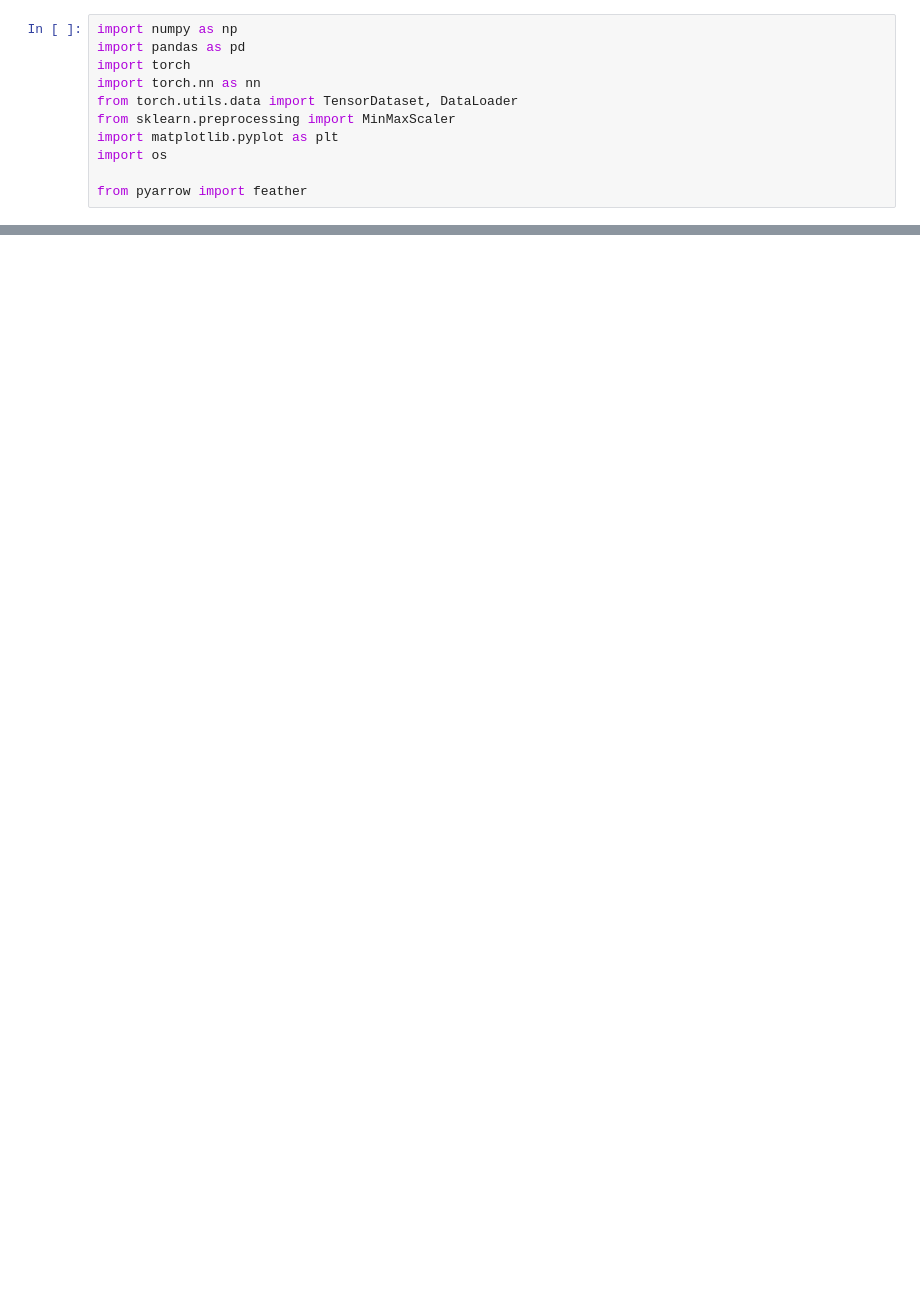
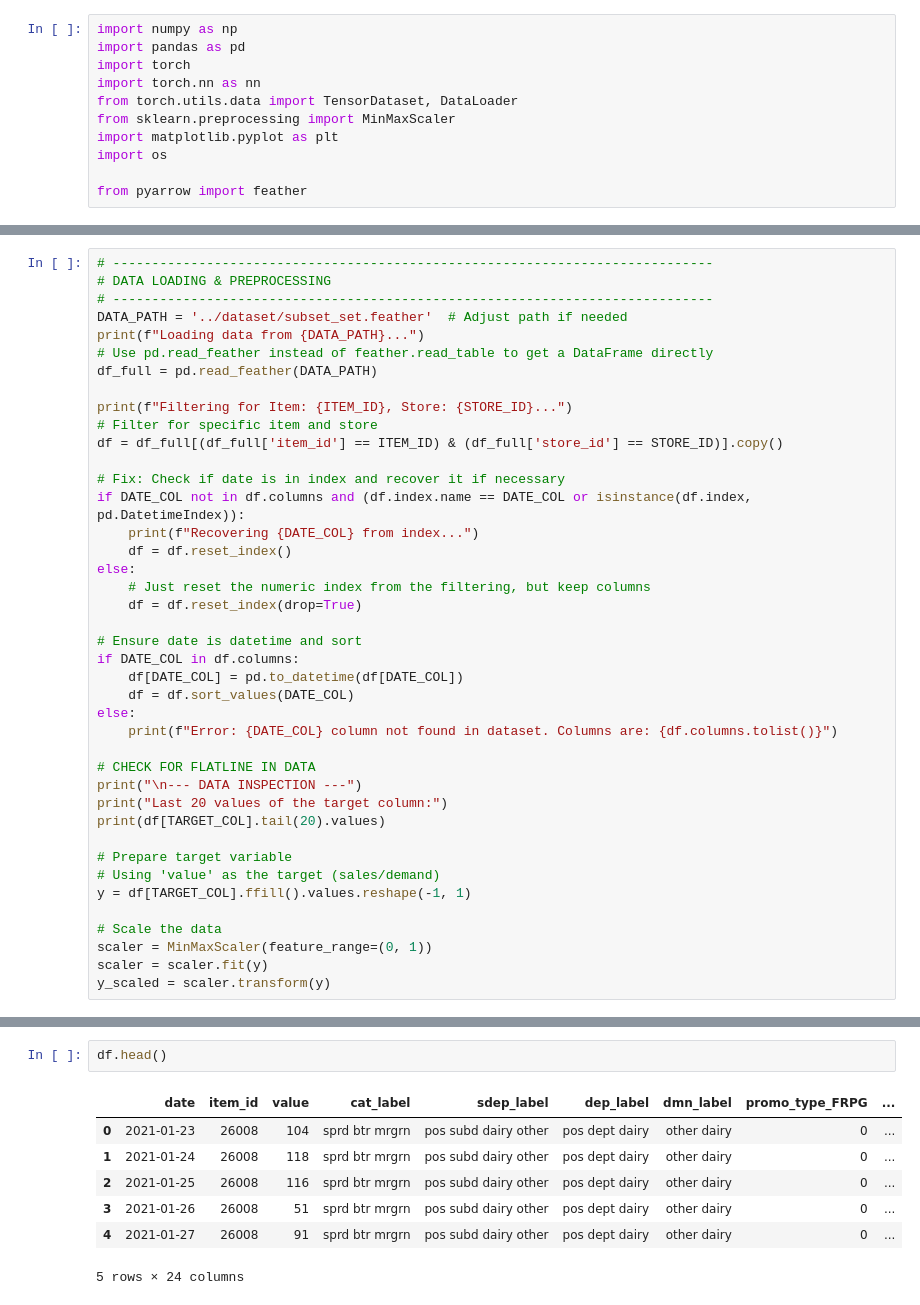
Before and after one commit to up202108724/Dissertation25-26, a Jupyter notebook: LSTM/lstm2.ipynb, the cells around one changed output, grey strips where cells are left out. Saved outputs shown, nothing was run; the diff lists cells and outputs as text; blank space fills up the shorter version.

```diff
--- a/LSTM/lstm2.ipynb
+++ b/LSTM/lstm2.ipynb
@@ -71,0 +29,41 @@ Filtering for Item: 26008, Store: 6269...
+# %%
+# -----------------------------------------------------------------------------
+# DATA LOADING & PREPROCESSING
+# -----------------------------------------------------------------------------
+DATA_PATH = '../dataset/subset_set.feather'  # Adjust path if needed
+print(f"Loading data from {DATA_PATH}...")
+# Use pd.read_feather instead of feather.read_table to get a DataFrame directly
+df_full = pd.read_feather(DATA_PATH)
+
+print(f"Filtering for Item: {ITEM_ID}, Store: {STORE_ID}...")
+# Filter for specific item and store
+df = df_full[(df_full['item_id'] == ITEM_ID) & (df_full['store_id'] == STORE_ID)].copy()
+
+# Fix: Check if date is in index and recover it if necessary
+if DATE_COL not in df.columns and (df.index.name == DATE_COL or isinstance(df.index, pd.DatetimeIndex)):
+    print(f"Recovering {DATE_COL} from index...")
+    df = df.reset_index()
+else:
+    # Just reset the numeric index from the filtering, but keep columns
+    df = df.reset_index(drop=True)
+
+# Ensure date is datetime and sort
+if DATE_COL in df.columns:
+    df[DATE_COL] = pd.to_datetime(df[DATE_COL])
+    df = df.sort_values(DATE_COL)
+else:
+    print(f"Error: {DATE_COL} column not found in dataset. Columns are: {df.columns.tolist()}")
+
+# CHECK FOR FLATLINE IN DATA
+print("\n--- DATA INSPECTION ---")
+print("Last 20 values of the target column:")
+print(df[TARGET_COL].tail(20).values)
+
+# Prepare target variable
+# Using 'value' as the target (sales/demand)
+y = df[TARGET_COL].ffill().values.reshape(-1, 1)
+
+# Scale the data
+scaler = MinMaxScaler(feature_range=(0, 1))
+scaler = scaler.fit(y)
+y_scaled = scaler.transform(y)
@@ -72 +79,11 @@ Filtering for Item: 26008, Store: 6269...
+# %%
+df.head()
+# %% [output]
+|  | date | item_id | value | cat_label | sdep_label | dep_label | dmn_label | promo_type_FRPG | ... |
+| 0 | 2021-01-23 | 26008 | 104 | sprd btr mrgrn | pos subd dairy other | pos dept dairy | other dairy | 0 | ... |
+| 1 | 2021-01-24 | 26008 | 118 | sprd btr mrgrn | pos subd dairy other | pos dept dairy | other dairy | 0 | ... |
+| 2 | 2021-01-25 | 26008 | 116 | sprd btr mrgrn | pos subd dairy other | pos dept dairy | other dairy | 0 | ... |
+| 3 | 2021-01-26 | 26008 | 51 | sprd btr mrgrn | pos subd dairy other | pos dept dairy | other dairy | 0 | ... |
+| 4 | 2021-01-27 | 26008 | 91 | sprd btr mrgrn | pos subd dairy other | pos dept dairy | other dairy | 0 | ... |
+5 rows × 24 columns
 # %%
```
Also changed, not shown: parts of 7 cells of this notebook, 1 other file.
